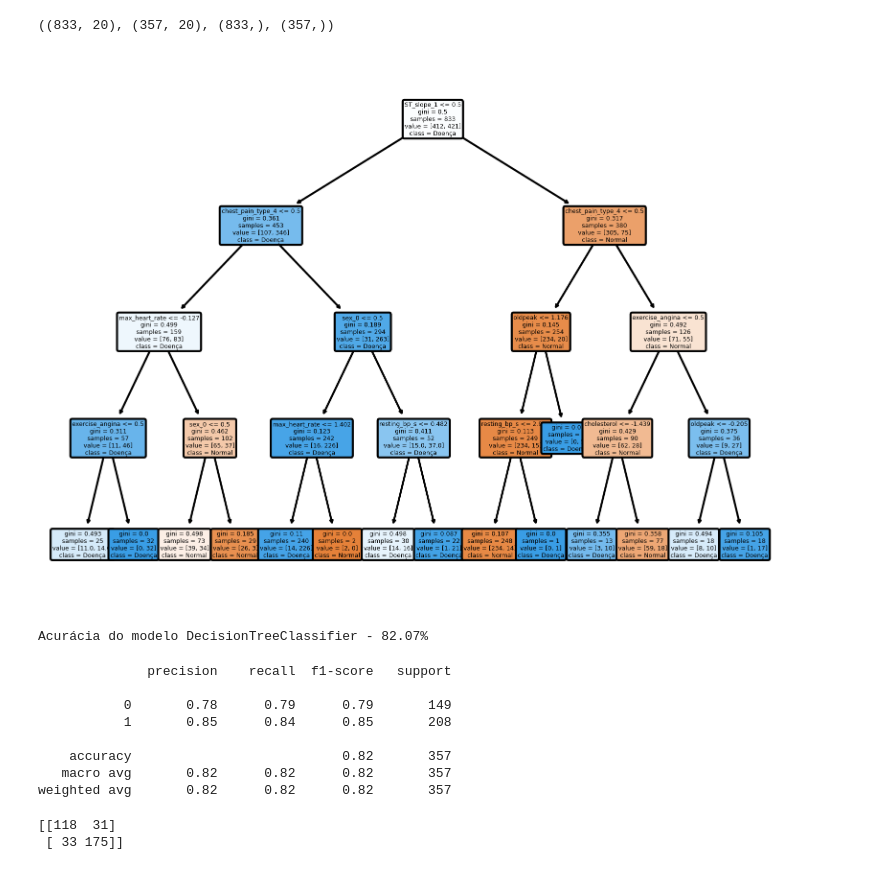
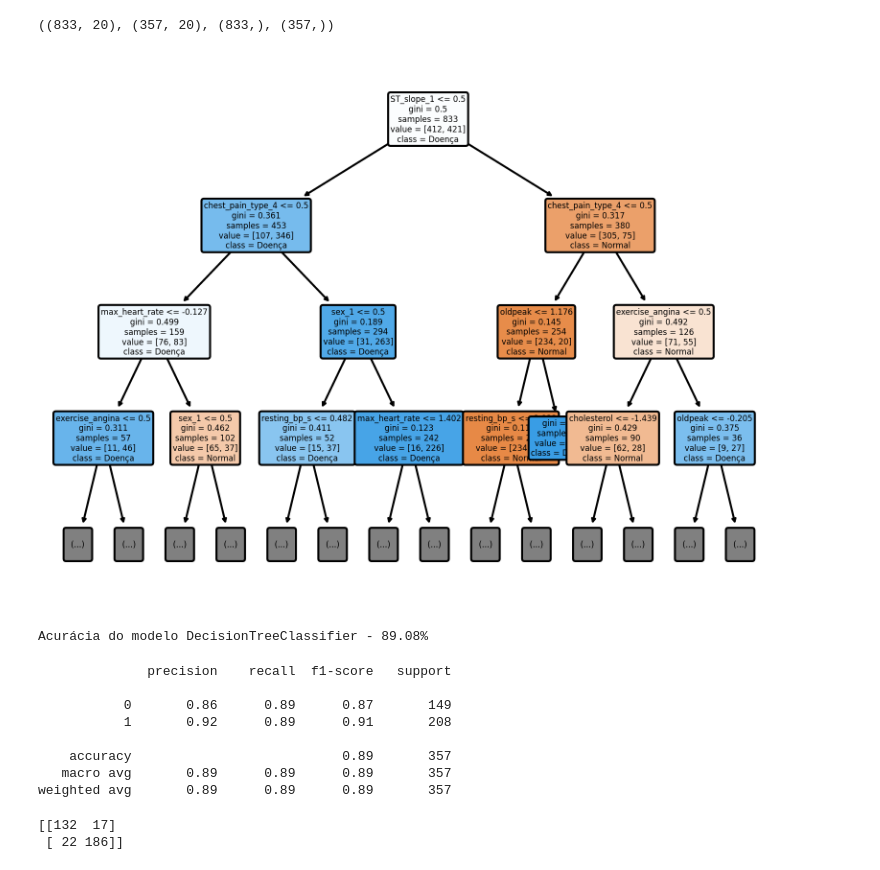
Before and after one commit to ryanrodr/ml-heart-disease, a Jupyter notebook: notebooks/modelo_decision_tree.ipynb, the cells around one changed output. Drawn from its saved outputs; the diff is of its cells as text; code cells hidden in the pictures.

```diff
--- a/notebooks/modelo_decision_tree.ipynb
+++ b/notebooks/modelo_decision_tree.ipynb
@@ -39,7 +39,7 @@ X_treino.shape, X_teste.shape, y_treino.shape, y_teste.shape
 ((833, 20), (357, 20), (833,), (357,))
 # %%
 # instanciando o modelo
-dtc = DecisionTreeClassifier(max_depth=4)
+dtc = DecisionTreeClassifier()
 
 # treinando o modelo
 dtc = dtc.fit(X_treino, y_treino)
@@ -49,40 +49,41 @@ previsoes = dtc.predict(X_teste)
 # %%
 feature_names = [str(name) for name in X.columns]
 class_names = {0: 'Normal', 1: 'Doença'}
 
 plt.figure(dpi=300)
 plot_tree(dtc,
           class_names=list(class_names.values()),
           feature_names=feature_names,
           filled=True,
           rounded=True,
-          fontsize=3)
+          fontsize=4,
+          max_depth=3)
 
 plt.show()
 # %% [output]
-[figure, old version]
+[figure, new version]
 # %%
 acuracia = accuracy_score(y_teste, previsoes)
 print("Acurácia do modelo DecisionTreeClassifier - %.2f%%" % (acuracia * 100))
 # %% [output]
-Acurácia do modelo DecisionTreeClassifier - 82.07%
+Acurácia do modelo DecisionTreeClassifier - 89.08%
 # %%
 print(classification_report(y_teste, previsoes))
 # %% [output]
               precision    recall  f1-score   support
 
-           0       0.78      0.79      0.79       149
-           1       0.85      0.84      0.85       208
+           0       0.86      0.89      0.87       149
+           1       0.92      0.89      0.91       208
 
-    accuracy                           0.82       357
-   macro avg       0.82      0.82      0.82       357
-weighted avg       0.82      0.82      0.82       357
+    accuracy                           0.89       357
+   macro avg       0.89      0.89      0.89       357
+weighted avg       0.89      0.89      0.89       357
 # %%
 matriz = confusion_matrix(y_teste, previsoes)
 print(confusion_matrix(y_teste, previsoes))
 # %% [output]
-[[118  31]
- [ 33 175]]
+[[132  17]
+ [ 22 186]]
 # %%
 visualizacao = ConfusionMatrixDisplay(confusion_matrix=matriz, display_labels=['Normal', 'Doença'])
 visualizacao.plot()
```
Also changed, not shown: parts of 1 cell of this notebook.
